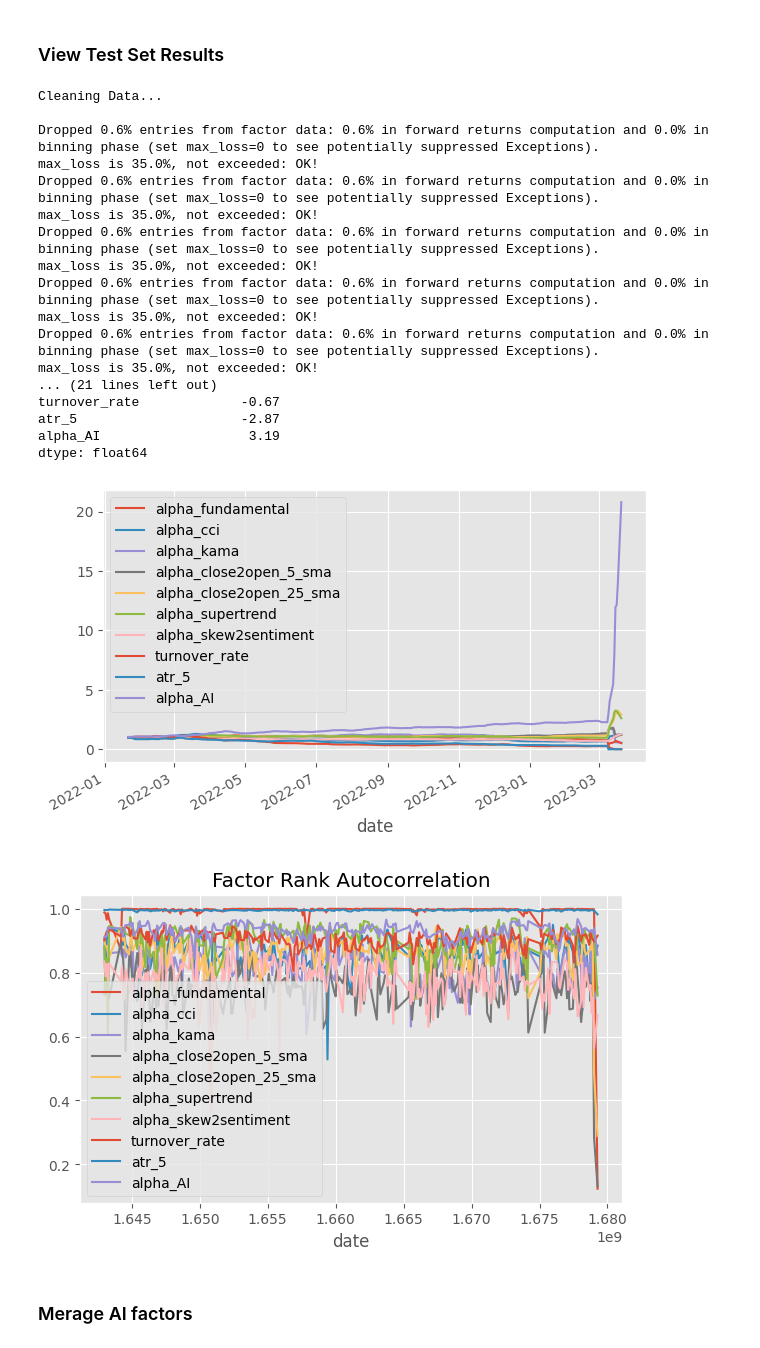
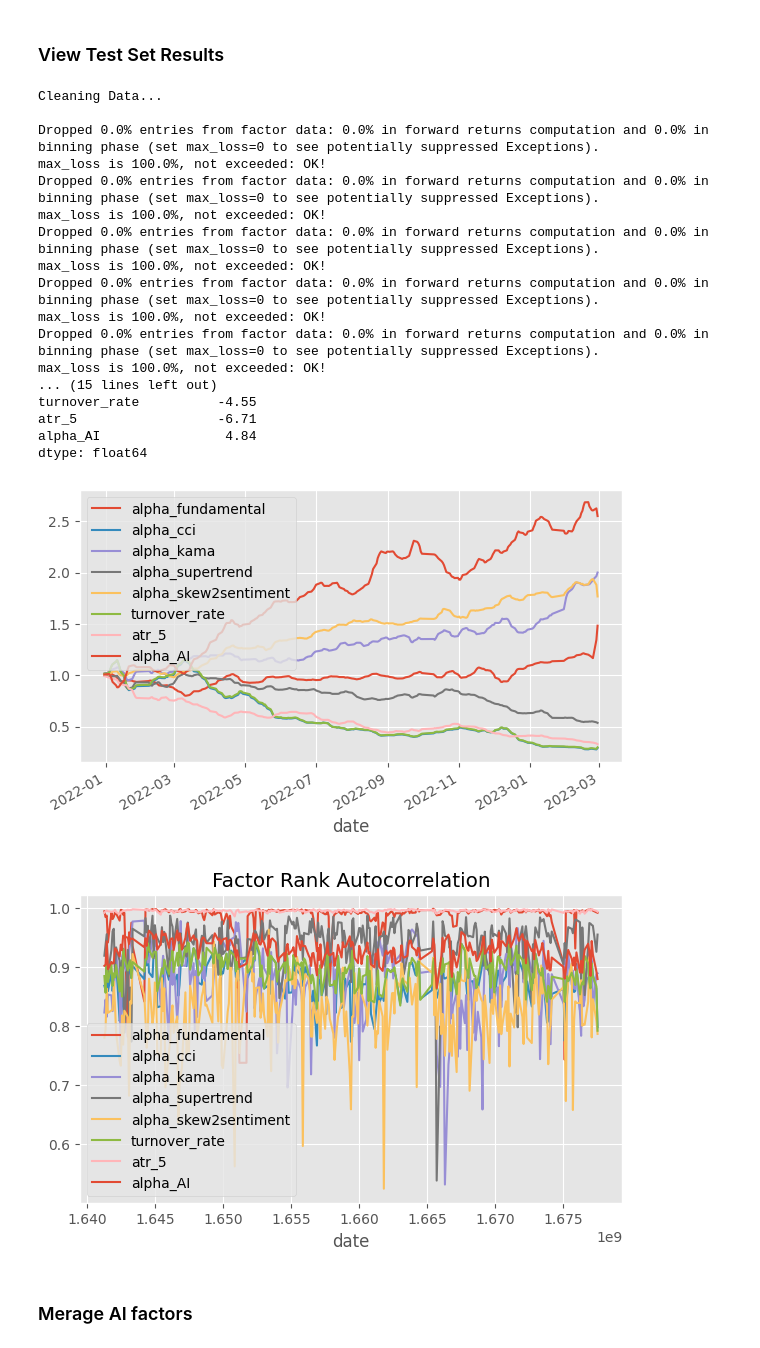
Before and after one commit to JiaRuiming-1/AI-Trading, a Jupyter notebook: P7_Backtesting/RandomForest_Combine_Factor.ipynb, the cells around one changed output. Cells and saved outputs as stored; diff of their text form; code cells hidden in the pictures.

```diff
--- a/P7_Backtesting/RandomForest_Combine_Factor.ipynb
+++ b/P7_Backtesting/RandomForest_Combine_Factor.ipynb
@@ -240,19 +250,17 @@ factor_names = [
     'alpha_fundamental',
     'alpha_cci',
     'alpha_kama',
-    'alpha_close2open_5_sma',
-    'alpha_close2open_25_sma',
     'alpha_supertrend',
     'alpha_skew2sentiment',
     'turnover_rate',
     'atr_5'
 ]
 
-#all_pricing = all_factors.reset_index().pivot(index='date', columns='ts_code', values='close')
-#all_pricing.head()
+all_pricing = all_factors.reset_index().pivot(index='date', columns='ts_code', values='close')
+all_pricing.head()
 
 tmp = all_factors.copy(deep=True)
-tmp['close'] = all_factors.groupby('ts_code')['close'].shift(-5).fillna(method='ffill')
+tmp['close'] = all_factors.groupby('ts_code')['close'].shift(-2).fillna(method='ffill')
 tmp.loc[tmp.index.get_level_values(1) == '603538.SH']['close']
 all_pricing = tmp.reset_index().pivot(index='date', columns='ts_code', values='close')
 all_pricing.head()
@@ -312,16 +320,19 @@ class NoOverlapVoter(VotingClassifier):
 # %% [markdown]
 ### Train Model
 # %%
-n_days = 2
+n_days = 20
 n_stocks = len(all_factors.index.get_level_values(1).unique())
 
 clf_parameters = {
+    'max_features':'sqrt',
     'criterion': 'entropy',
-    'min_samples_leaf': n_stocks*n_days,
+    'min_samples_split' : 1000,
+    #'min_samples_leaf': n_stocks*n_days,
     'oob_score': True,
     'n_jobs': -1,
     'random_state': 0}
-n_trees_l = [100, 150, 250]
+
+n_trees_l = [20, 50, 300]
 
 train_score = []
 valid_score = []
@@ -427,8 +453,10 @@ n_days = 3
 n_stocks = len(all_factors.index.get_level_values(1).unique())
 
 clf_parameters = {
+    'max_features':'sqrt',
     'criterion': 'entropy',
-    'min_samples_leaf': n_stocks*n_days,
+    'min_samples_split' : 1000,
+    #'min_samples_leaf': n_stocks*n_days,
     'oob_score': True,
     'n_jobs': -1,
     'random_state': 0}
@@ -482,32 +510,34 @@ dtype: float64
 # %% [markdown]
 ### View Test Set Results
+# %%
+y_tmp = y_test.loc[y_test.index.get_level_values(0)<'2023-03-10']
+X_tmp = X_test.loc[X_test.index.get_level_values(0)<'2023-03-10']
 # %%
 tmp = all_factors.copy(deep=True)
 tmp['close'] = all_factors.groupby('ts_code')['close'].shift(-2).fillna(method='ffill')
 tmp.loc[tmp.index.get_level_values(1) == '603538.SH']['close']
 all_pricing = tmp.reset_index().pivot(index='date', columns='ts_code', values='close')
-all_pricing.head()
-show_sample_results(all_factors, X_test, clf_nov, factor_names, pricing=all_pricing)
+show_sample_results(all_factors, X_tmp, clf_nov, factor_names, pricing=all_pricing)
 # %% [output]
 Cleaning Data...
 
-Dropped 0.6% entries from factor data: 0.6% in forward returns computation and 0.0% in binning phase (set max_loss=0 to see potentially suppressed Exceptions).
-max_loss is 35.0%, not exceeded: OK!
-Dropped 0.6% entries from factor data: 0.6% in forward returns computation and 0.0% in binning phase (set max_loss=0 to see potentially suppressed Exceptions).
-max_loss is 35.0%, not exceeded: OK!
-Dropped 0.6% entries from factor data: 0.6% in forward returns computation and 0.0% in binning phase (set max_loss=0 to see potentially suppressed Exceptions).
-max_loss is 35.0%, not exceeded: OK!
-Dropped 0.6% entries from factor data: 0.6% in forward returns computation and 0.0% in binning phase (set max_loss=0 to see potentially suppressed Exceptions).
-max_loss is 35.0%, not exceeded: OK!
-Dropped 0.6% entries from factor data: 0.6% in forward returns computation and 0.0% in binning phase (set max_loss=0 to see potentially suppressed Exceptions).
-max_loss is 35.0%, not exceeded: OK!
-... (21 lines left out)
-turnover_rate             -0.67
-atr_5                     -2.87
-alpha_AI                   3.19
+Dropped 0.0% entries from factor data: 0.0% in forward returns computation and 0.0% in binning phase (set max_loss=0 to see potentially suppressed Exceptions).
+max_loss is 100.0%, not exceeded: OK!
+Dropped 0.0% entries from factor data: 0.0% in forward returns computation and 0.0% in binning phase (set max_loss=0 to see potentially suppressed Exceptions).
+max_loss is 100.0%, not exceeded: OK!
+Dropped 0.0% entries from factor data: 0.0% in forward returns computation and 0.0% in binning phase (set max_loss=0 to see potentially suppressed Exceptions).
+max_loss is 100.0%, not exceeded: OK!
+Dropped 0.0% entries from factor data: 0.0% in forward returns computation and 0.0% in binning phase (set max_loss=0 to see potentially suppressed Exceptions).
+max_loss is 100.0%, not exceeded: OK!
+Dropped 0.0% entries from factor data: 0.0% in forward returns computation and 0.0% in binning phase (set max_loss=0 to see potentially suppressed Exceptions).
+max_loss is 100.0%, not exceeded: OK!
+... (15 lines left out)
+turnover_rate          -4.55
+atr_5                  -6.71
+alpha_AI                4.84
 dtype: float64
-[figure, old version]
+[figure, new version]
-[figure, old version]
+[figure, new version]
 # %% [markdown]
 ### Merage AI factors
 # %%
```
Also changed, not shown: parts of 26 cells of this notebook, 2 other files.
